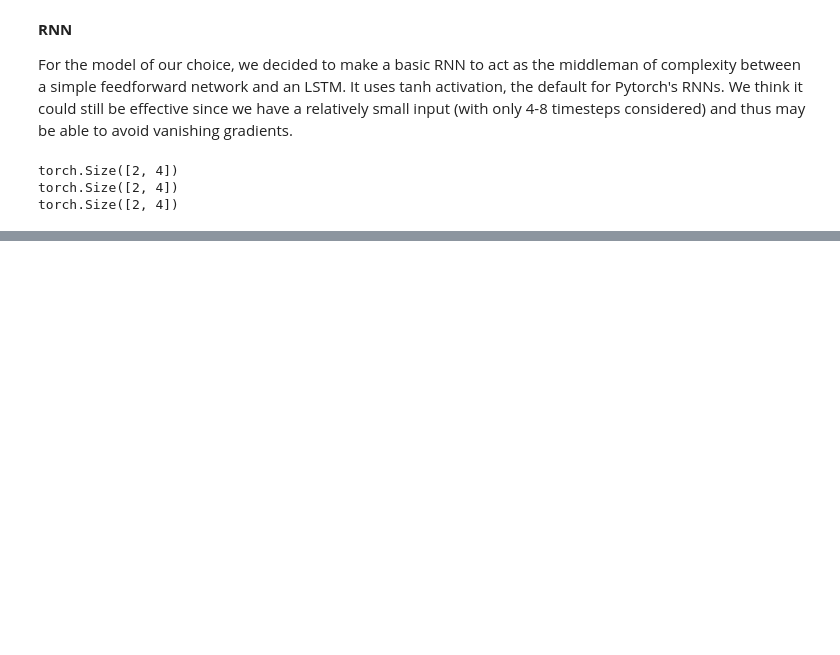
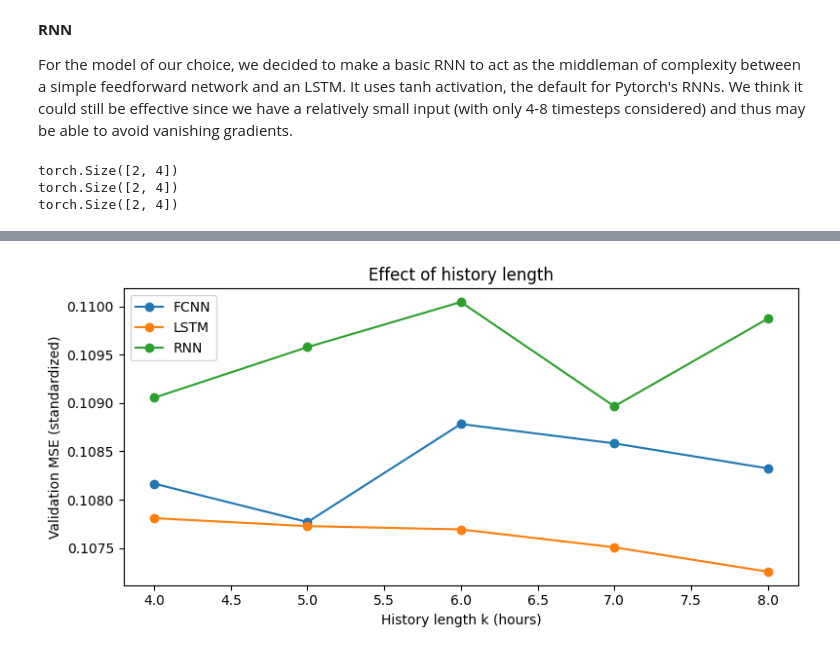
Before and after one commit to Yoonicornn/552-Assignment-2, a Jupyter notebook: ECSE552 W25 Assignment2 part3 Group 5.ipynb, the cells around one changed output, grey strips where cells are left out. Cells and saved outputs as stored; diff of their text form; code cells hidden in the pictures; blank space fills up the shorter version.

```diff
--- a/ECSE552 W25 Assignment2 part3 Group 5.ipynb
+++ b/ECSE552 W25 Assignment2 part3 Group 5.ipynb
@@ -788,0 +1080,16 @@ def display_avg_error_prop(model, x_set, y_set, err_func, name):
+# %%
+# Comparison plot for the k study, using validation MSE (no test data).
+k_results = pd.concat([fc_k_results, lstm_k_results, rnn_k_results], ignore_index=True)
+plt.figure(figsize=(8, 4))
+for name, group in k_results.groupby('model'):
+    plt.plot(group['k'], group['val_mse'], marker='o', label=name)
+plt.xlabel('History length k (hours)')
+plt.ylabel('Validation MSE (standardized)')
+plt.title('Effect of history length')
+plt.legend()
+plt.tight_layout()
+plt.savefig(RESULT_DIR / 'k_study.png', dpi=160)
+plt.show()
+k_results.to_csv(RESULT_DIR / 'k_study_all.csv', index=False)
+# %% [output]
+[figure, added]
```
Also changed, not shown: parts of 23 cells of this notebook, 1 other file.
